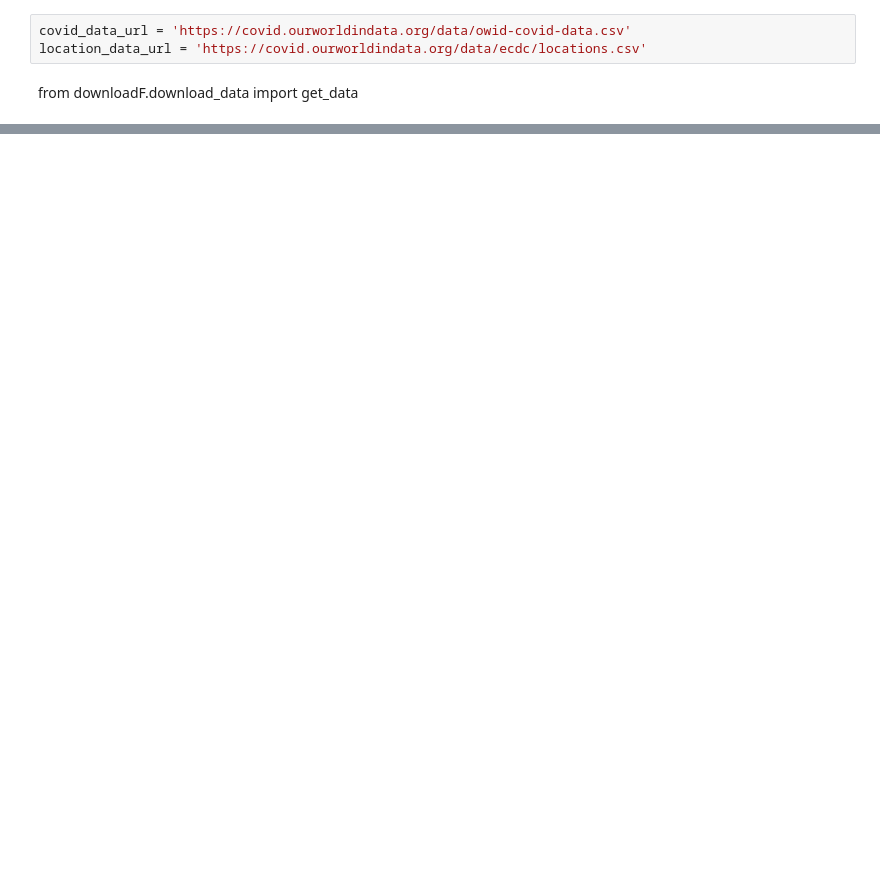
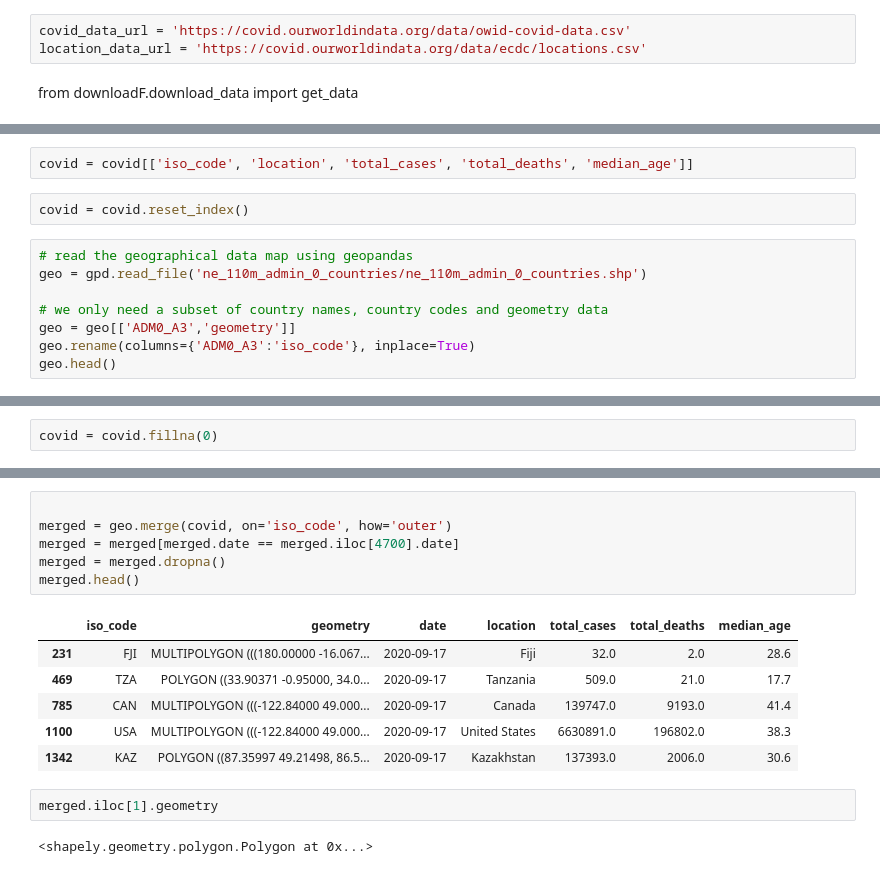
Before and after one commit to anzester/Covid19, a Jupyter notebook: Covid19_map.ipynb, the cells around one changed output, grey strips where cells are left out. Saved outputs shown, nothing was run; the diff lists cells and outputs as text; blank space fills up the shorter version.

```diff
--- a/Covid19_map.ipynb
+++ b/Covid19_map.ipynb
@@ -150,0 +134,12 @@ data.head()
+# %%
+covid = covid[['iso_code', 'location', 'total_cases', 'total_deaths', 'median_age']]
+# %%
+covid = covid.reset_index()
+# %%
+# read the geographical data map using geopandas
+geo = gpd.read_file('ne_110m_admin_0_countries/ne_110m_admin_0_countries.shp')
+
+# we only need a subset of country names, country codes and geometry data
+geo = geo[['ADM0_A3','geometry']]
+geo.rename(columns={'ADM0_A3':'iso_code'}, inplace=True)
+geo.head()
@@ -150,0 +153,2 @@ data.head()
+# %%
+covid = covid.fillna(0)
@@ -150,0 +165,17 @@ data.head()
+# %%
+
+merged = geo.merge(covid, on='iso_code', how='outer')
+merged = merged[merged.date == merged.iloc[4700].date]
+merged = merged.dropna()
+merged.head()
+# %% [output]
+|  | iso_code | geometry | date | location | total_cases | total_deaths | median_age |
+| 231 | FJI | MULTIPOLYGON (((180.00000 -16.067... | 2020-09-17 | Fiji | 32.0 | 2.0 | 28.6 |
+| 469 | TZA | POLYGON ((33.90371 -0.95000, 34.0... | 2020-09-17 | Tanzania | 509.0 | 21.0 | 17.7 |
+| 785 | CAN | MULTIPOLYGON (((-122.84000 49.000... | 2020-09-17 | Canada | 139747.0 | 9193.0 | 41.4 |
+| 1100 | USA | MULTIPOLYGON (((-122.84000 49.000... | 2020-09-17 | United States | 6630891.0 | 196802.0 | 38.3 |
+| 1342 | KAZ | POLYGON ((87.35997 49.21498, 86.5... | 2020-09-17 | Kazakhstan | 137393.0 | 2006.0 | 30.6 |
+# %%
+merged.iloc[1].geometry
+# %% [output]
+<shapely.geometry.polygon.Polygon at 0x...>
```
Also changed, not shown: parts of 14 cells of this notebook.
